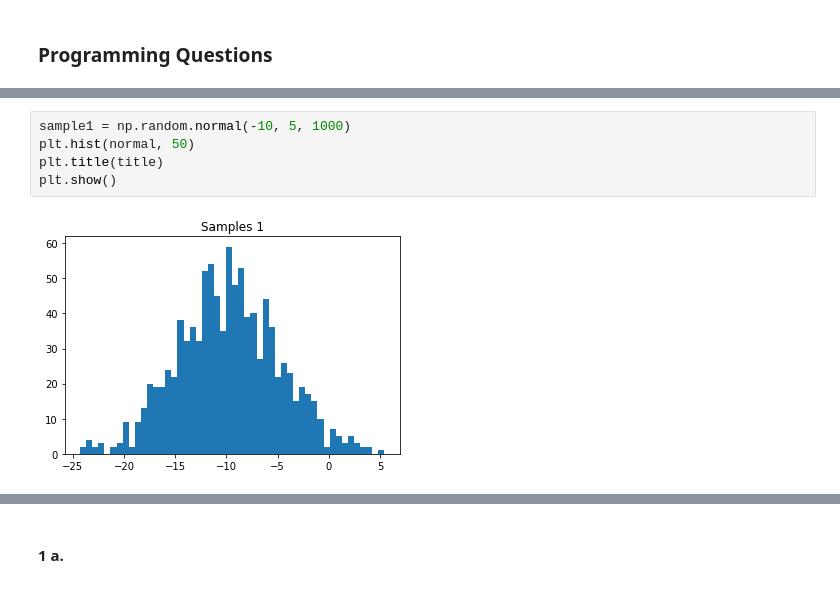
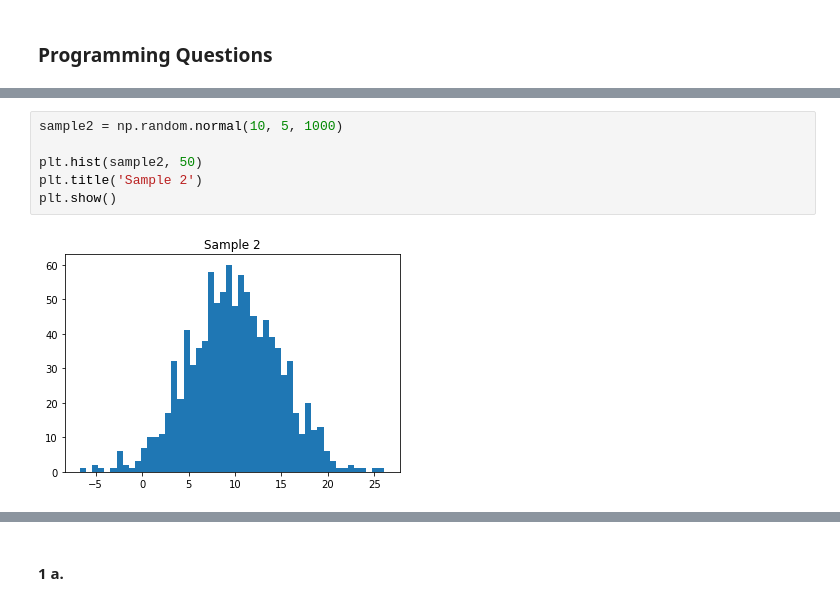
Before and after one commit to mxviteri/bds_hm1, a Jupyter notebook: hm1.ipynb, the cells around one changed output, grey strips where cells are left out. Saved outputs shown, nothing was run; the diff lists cells and outputs as text.

```diff
--- a/hm1.ipynb
+++ b/hm1.ipynb
@@ -19,7 +23,8 @@ def normal(mean, std, title):
 # %%
-sample1 = np.random.normal(-10, 5, 1000)
-plt.hist(normal, 50)
-plt.title(title)
+sample2 = np.random.normal(10, 5, 1000)
+
+plt.hist(sample2, 50)
+plt.title('Sample 2')
 plt.show()
 # %% [output]
-[figure, old version]
+[figure, new version]
```
Also changed, not shown: parts of 11 cells of this notebook.
